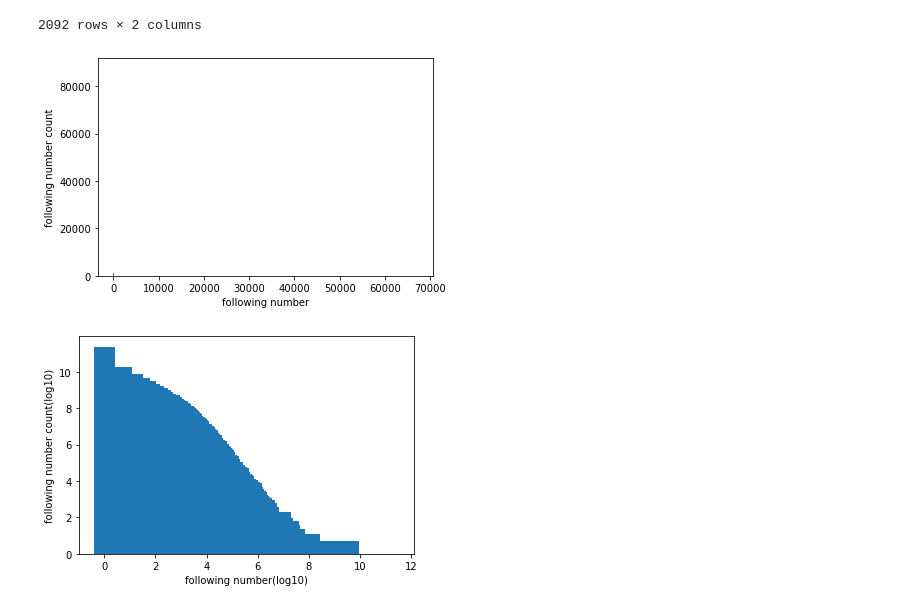
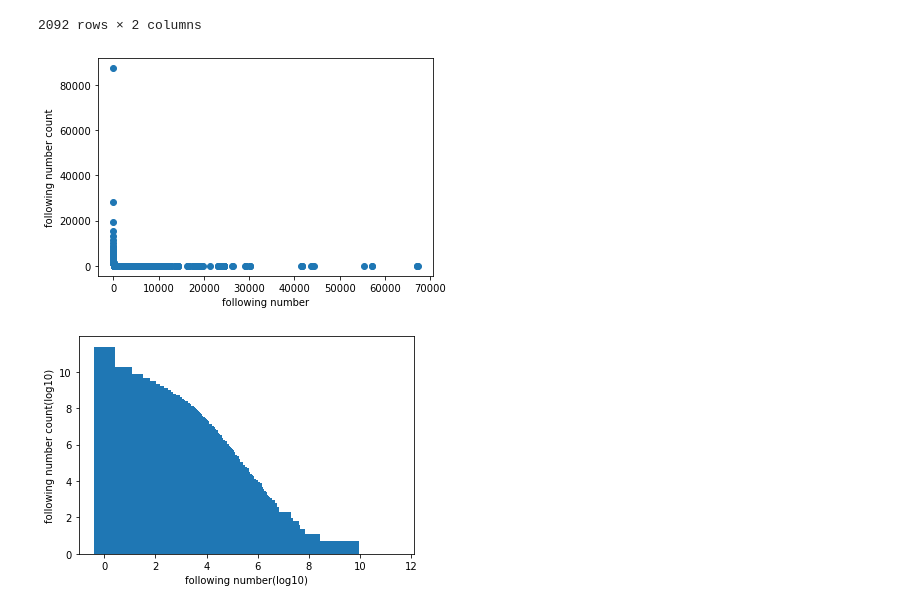
Before and after one commit to sixuanKong/social-computing, a Jupyter notebook: code/users.ipynb, the cells around one changed output. Drawn from its saved outputs; the diff is of its cells as text; code cells hidden in the pictures.

```diff
--- a/code/users.ipynb
+++ b/code/users.ipynb
@@ -195,12 +195,12 @@ following
 | 1520 | 67221 | 1 |
 2092 rows × 2 columns
 # %%
-plt.bar(following[0], following[1])
+plt.scatter(following[0], following[1])
 plt.xlabel("following number")
 plt.ylabel("following number count")
 plt.show()
 # %% [output]
-[figure, old version]
+[figure, new version]
 # %%
 delta = 1
 plt.bar(np.log(following[0]+delta),np.log(following[1]))
```
Also changed, not shown: parts of 3 cells of this notebook, 6 other files.
